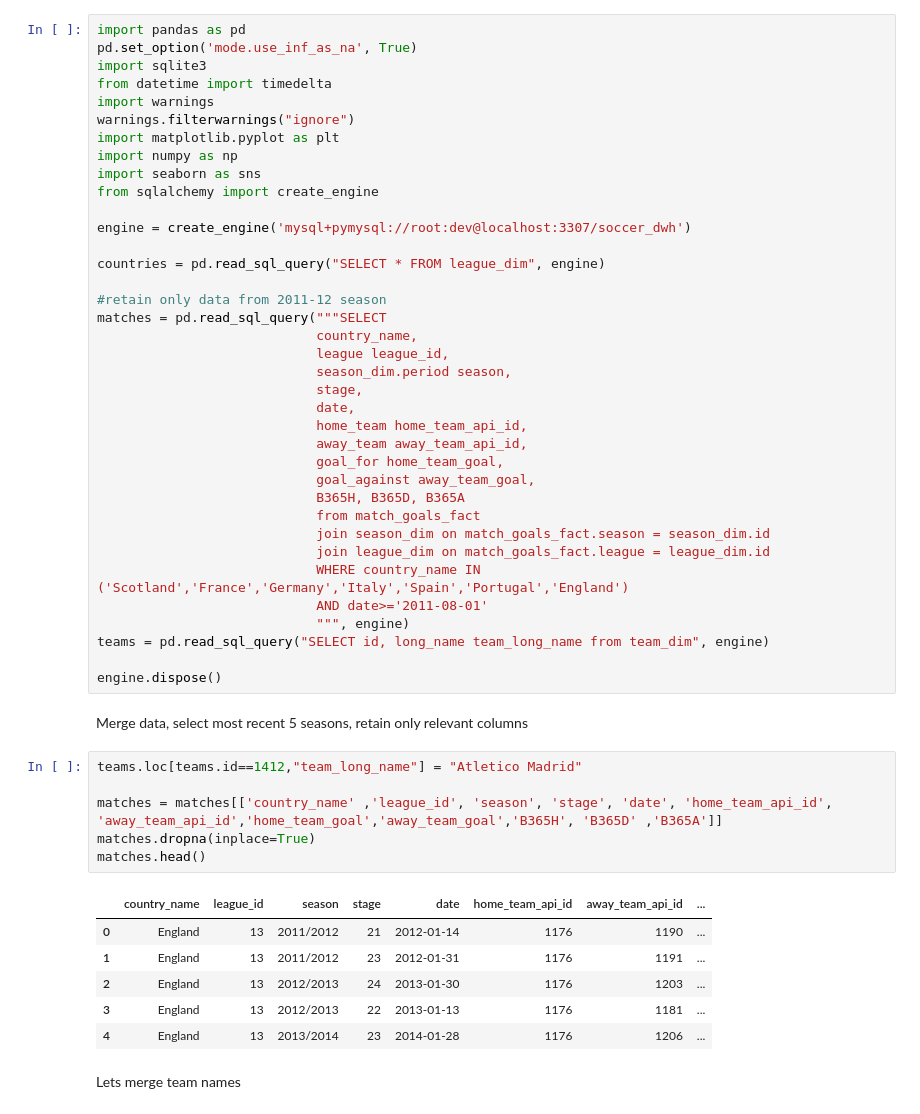
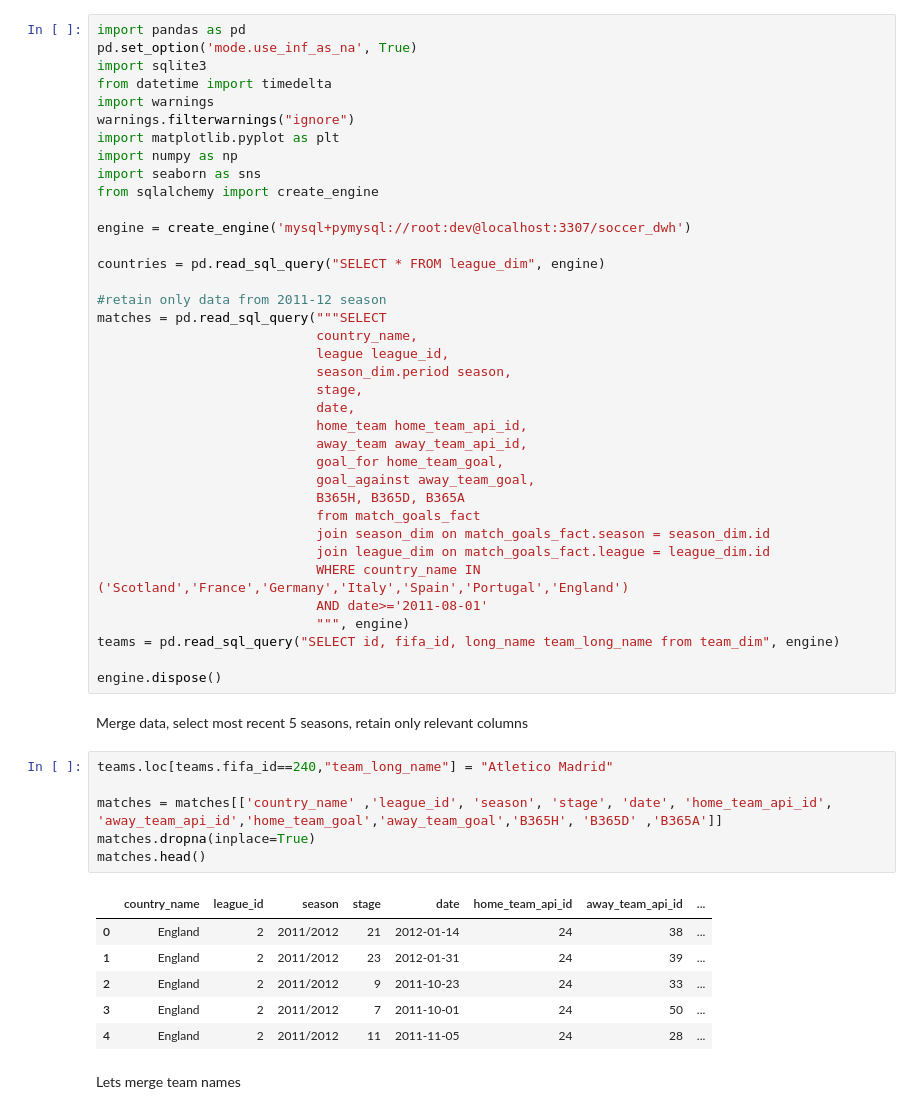
Before and after one commit to hao-phamlehoan/dw-soccer, a Jupyter notebook: hitting-jackpot.ipynb, the cells around one changed output. Saved outputs shown, nothing was run; the diff lists cells and outputs as text.

```diff
--- a/hitting-jackpot.ipynb
+++ b/hitting-jackpot.ipynb
@@ -57,24 +63,24 @@ matches = pd.read_sql_query("""SELECT
                             WHERE country_name IN ('Scotland','France','Germany','Italy','Spain','Portugal','England')
                             AND date>='2011-08-01'
                             """, engine)
-teams = pd.read_sql_query("SELECT id, long_name team_long_name from team_dim", engine)
+teams = pd.read_sql_query("SELECT id, fifa_id, long_name team_long_name from team_dim", engine)
 
 engine.dispose()
 # %% [markdown]
 Merge data, select most recent 5 seasons, retain only relevant columns
 # %%
-teams.loc[teams.id==1412,"team_long_name"] = "Atletico Madrid"
+teams.loc[teams.fifa_id==240,"team_long_name"] = "Atletico Madrid"
 
 matches = matches[['country_name' ,'league_id', 'season', 'stage', 'date', 'home_team_api_id', 'away_team_api_id','home_team_goal','away_team_goal','B365H', 'B365D' ,'B365A']]
 matches.dropna(inplace=True)
 matches.head()
 # %% [output]
 |  | country_name | league_id | season | stage | date | home_team_api_id | away_team_api_id | ... |
-| 0 | England | 13 | 2011/2012 | 21 | 2012-01-14 | 1176 | 1190 | ... |
-| 1 | England | 13 | 2011/2012 | 23 | 2012-01-31 | 1176 | 1191 | ... |
-| 2 | England | 13 | 2012/2013 | 24 | 2013-01-30 | 1176 | 1203 | ... |
-| 3 | England | 13 | 2012/2013 | 22 | 2013-01-13 | 1176 | 1181 | ... |
-| 4 | England | 13 | 2013/2014 | 23 | 2014-01-28 | 1176 | 1206 | ... |
+| 0 | England | 2 | 2011/2012 | 21 | 2012-01-14 | 24 | 38 | ... |
+| 1 | England | 2 | 2011/2012 | 23 | 2012-01-31 | 24 | 39 | ... |
+| 2 | England | 2 | 2011/2012 | 9 | 2011-10-23 | 24 | 33 | ... |
+| 3 | England | 2 | 2011/2012 | 7 | 2011-10-01 | 24 | 50 | ... |
+| 4 | England | 2 | 2011/2012 | 11 | 2011-11-05 | 24 | 28 | ... |
 # %% [markdown]
 Lets merge team names
 # %%
```
Also changed, not shown: parts of 8 cells of this notebook, 24 other files.
